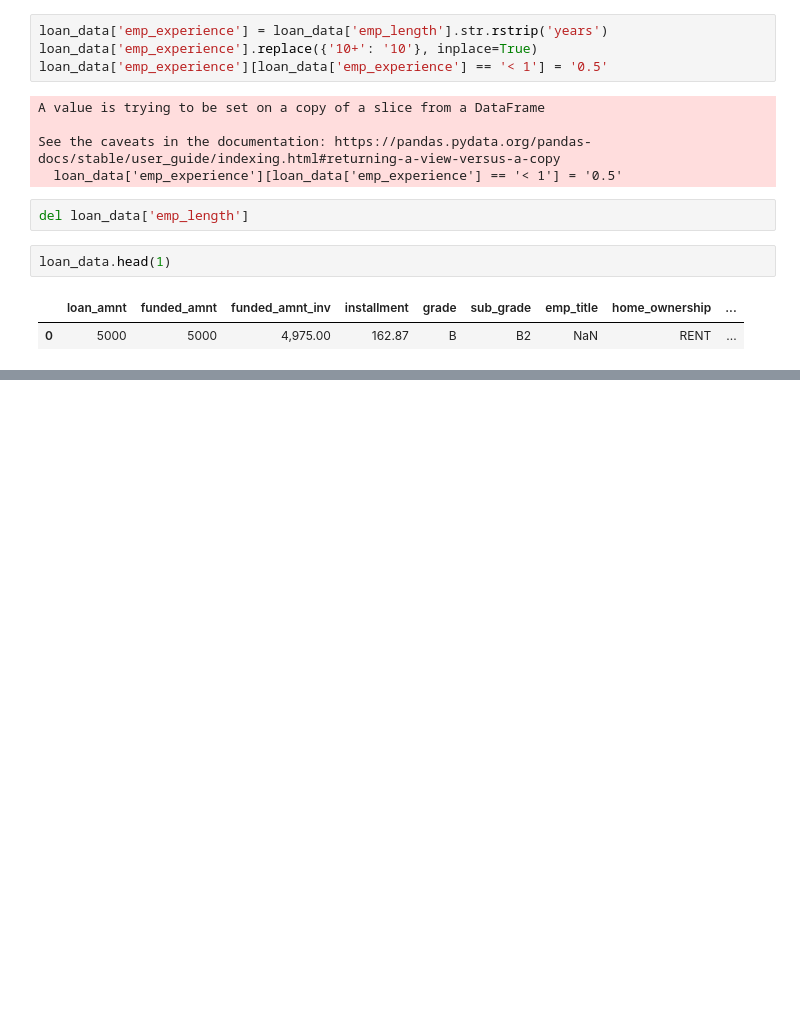
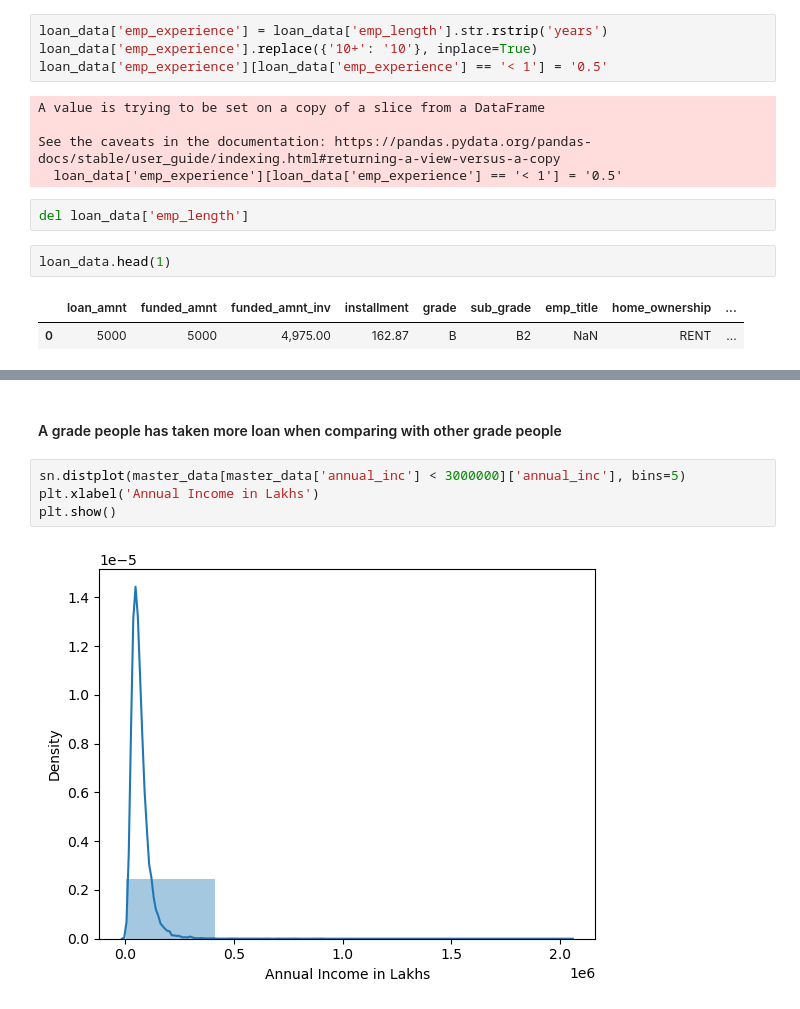
Before and after one commit to Sabarishx/Money-Lending-Analysis, a Jupyter notebook: EDA.ipynb, the cells around one changed output, grey strips where cells are left out. Saved outputs shown, nothing was run; the diff lists cells and outputs as text; blank space fills up the shorter version.

```diff
--- a/EDA.ipynb
+++ b/EDA.ipynb
@@ -582,0 +647,8 @@ loan_data.head(1)
+# %% [markdown]
+#### A grade people has taken more loan when comparing with other grade people
+# %%
+sn.distplot(master_data[master_data['annual_inc'] < 3000000]['annual_inc'], bins=5)
+plt.xlabel('Annual Income in Lakhs')
+plt.show()
+# %% [output]
+[figure, added]
```
Also changed, not shown: parts of 25 cells of this notebook.
